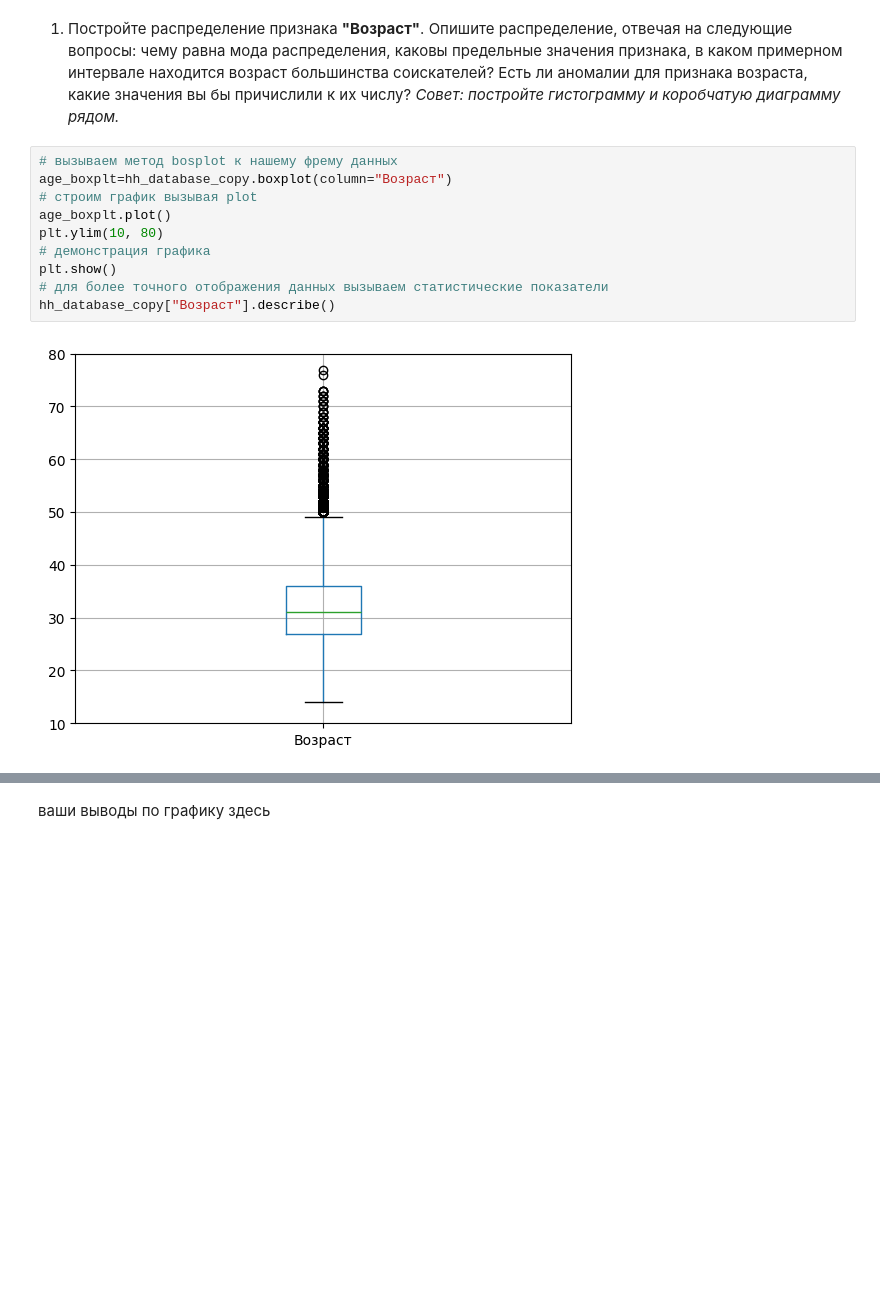
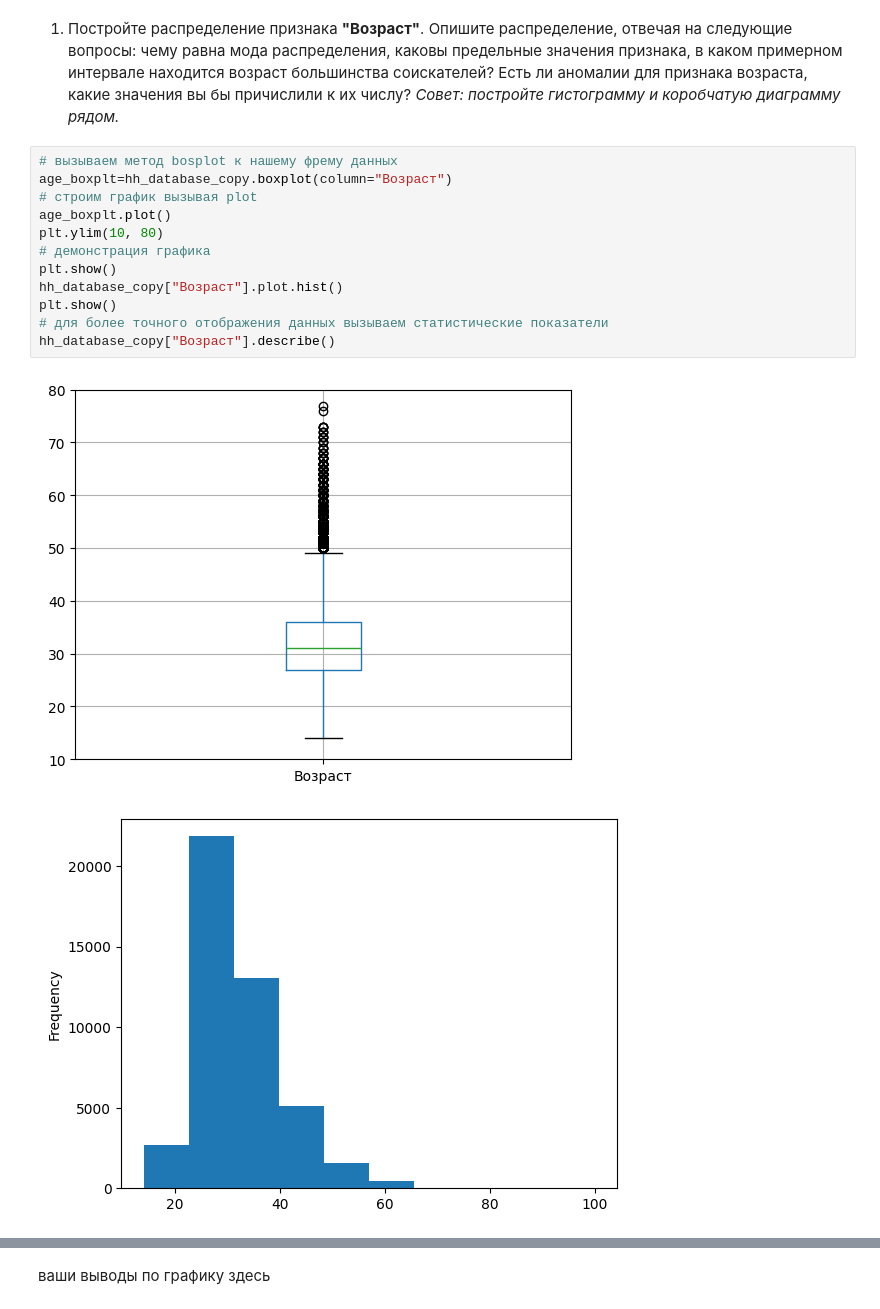
Before and after one commit to govoridaa/SF, a Jupyter notebook: PROJECT-1. Анализ резюме из HeadHunter/Project-1._Ноутбук-шаблон.ipynb, the cells around one changed output, grey strips where cells are left out. Cells and saved outputs as stored; diff of their text form; blank space fills up the shorter version.

```diff
--- a/PROJECT-1. Анализ резюме из HeadHunter/Project-1._Ноутбук-шаблон.ipynb
+++ b/PROJECT-1. Анализ резюме из HeadHunter/Project-1._Ноутбук-шаблон.ipynb
@@ -413,15 +413,18 @@ None
 # %%
 # вызываем метод bosplot к нашему фрему данных
 age_boxplt=hh_database_copy.boxplot(column="Возраст")
 # строим график вызывая plot
 age_boxplt.plot()
 plt.ylim(10, 80)
 # демонстрация графика
 plt.show()
+hh_database_copy["Возраст"].plot.hist()
+plt.show()
 # для более точного отображения данных вызываем статистические показатели
 hh_database_copy["Возраст"].describe()
 # %% [output]
 [figure]
+[figure, added]
 count    44744.000000
 mean        32.196741
 std          7.929800
```
Also changed, not shown: parts of 4 cells of this notebook.
